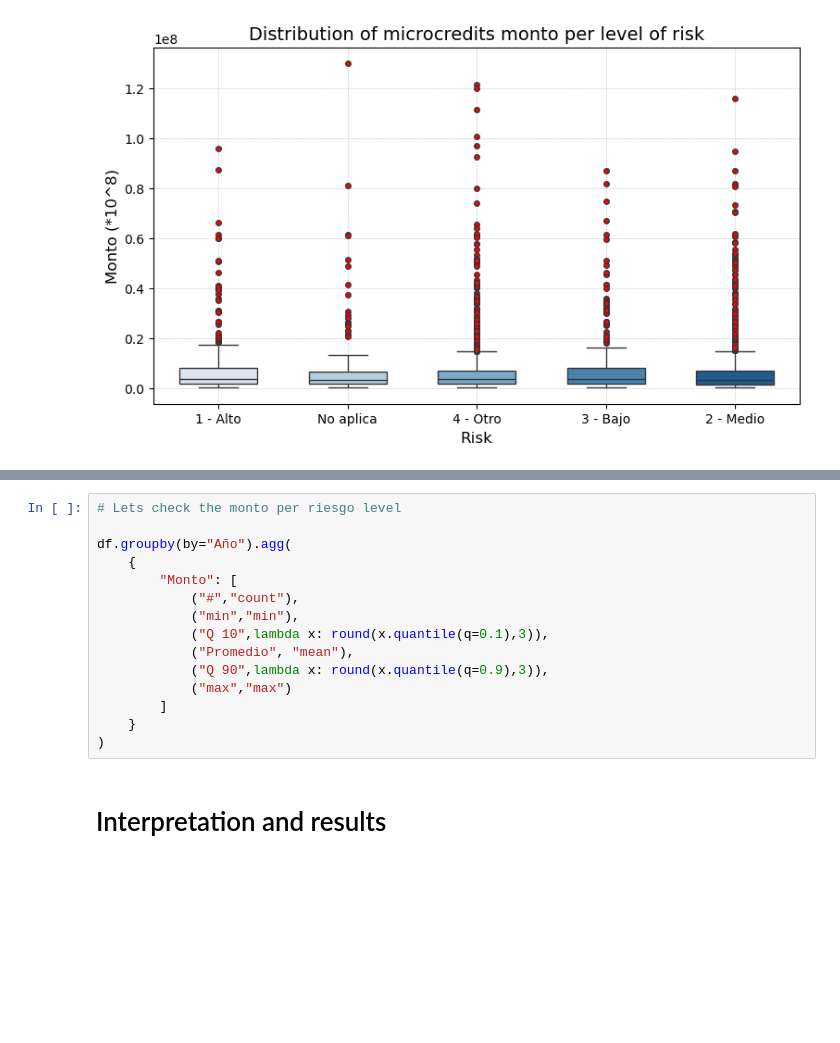
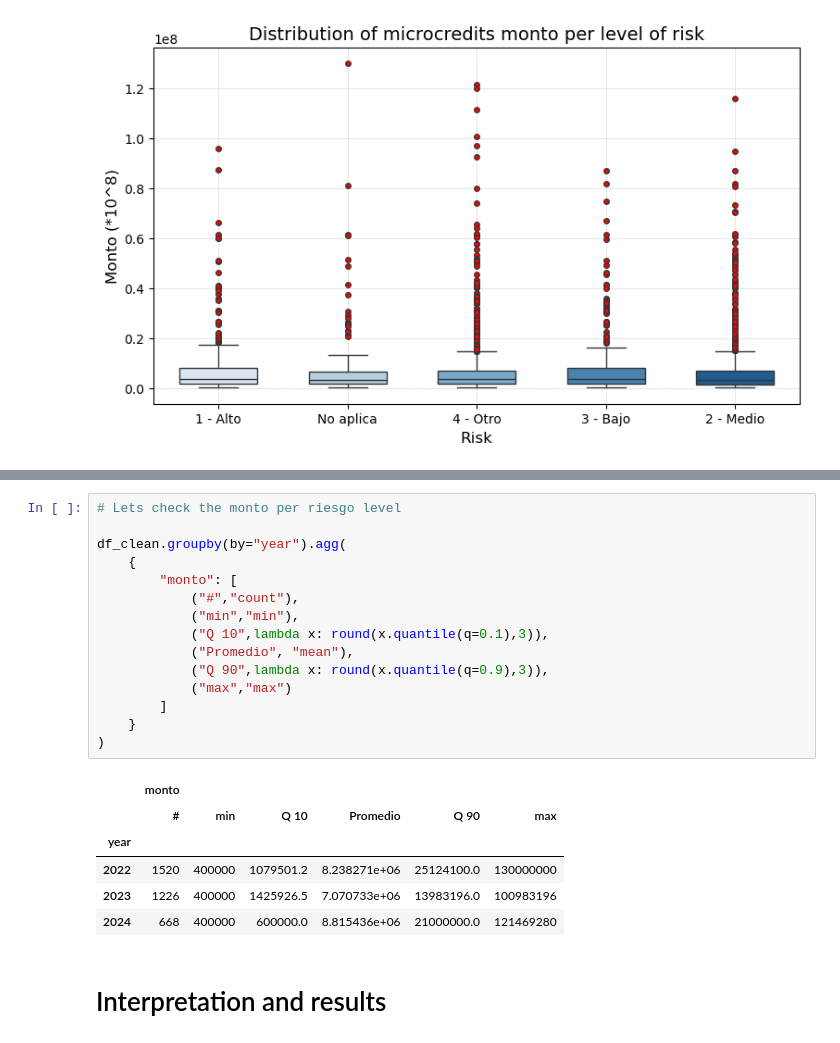
Before and after one commit to MateoSilvaLasso/Analitica_1, a Jupyter notebook: notebooks/EDA_monto.ipynb, the cells around one changed output, grey strips where cells are left out. Cells and saved outputs as stored; diff of their text form; blank space fills up the shorter version.

```diff
--- a/notebooks/EDA_monto.ipynb
+++ b/notebooks/EDA_monto.ipynb
@@ -215,17 +266,24 @@ plt.show()
 # %%
 # Lets check the monto per riesgo level
 
-df.groupby(by="Año").agg(
+df_clean.groupby(by="year").agg(
     {
-        "Monto": [
+        "monto": [
             ("#","count"),
             ("min","min"),
             ("Q 10",lambda x: round(x.quantile(q=0.1),3)),
             ("Promedio", "mean"),
             ("Q 90",lambda x: round(x.quantile(q=0.9),3)),
             ("max","max")
         ]
     }
 )
+# %% [output]
+|  | monto |  |  |  |  |  |
+|  | # | min | Q 10 | Promedio | Q 90 | max |
+| year |  |  |  |  |  |  |
+| 2022 | 1520 | 400000 | 1079501.2 | 8.238271e+06 | 25124100.0 | 130000000 |
+| 2023 | 1226 | 400000 | 1425926.5 | 7.070733e+06 | 13983196.0 | 100983196 |
+| 2024 | 668 | 400000 | 600000.0 | 8.815436e+06 | 21000000.0 | 121469280 |
 # %% [markdown]
 # Interpretation and results
```
Also changed, not shown: parts of 5 cells of this notebook.
